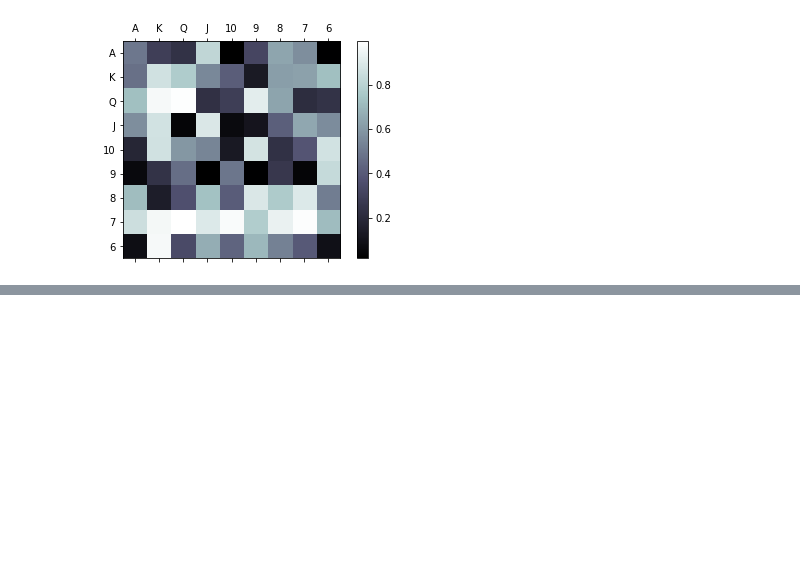
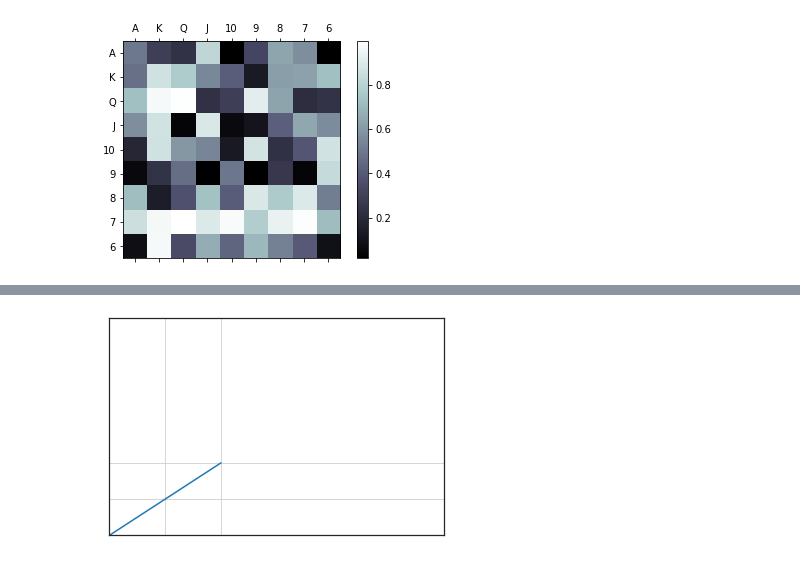
Before and after one commit to pfingstberg/matplotlib, a Jupyter notebook: pyplot_example.ipynb, the cells around one changed output, grey strips where cells are left out. Drawn from its saved outputs; the diff is of its cells as text; code cells hidden in the pictures; blank space fills up the shorter version.

Commit message:
grid

```diff
--- a/pyplot_example.ipynb
+++ b/pyplot_example.ipynb
@@ -42,0 +61,13 @@ plt.show()
+# %%
+import matplotlib.pyplot as plt
+x = range(3)
+y = range(3)
+plt.grid(True)
+plt.xlim(0,6)
+plt.ylim(0,6)
+plt.plot(x,y)
+plt.xticks(x," ")
+plt.yticks(y," ")
+plt.show()
+# %% [output]
+[figure, added]
```
Also changed, not shown: parts of 1 cell of this notebook.
